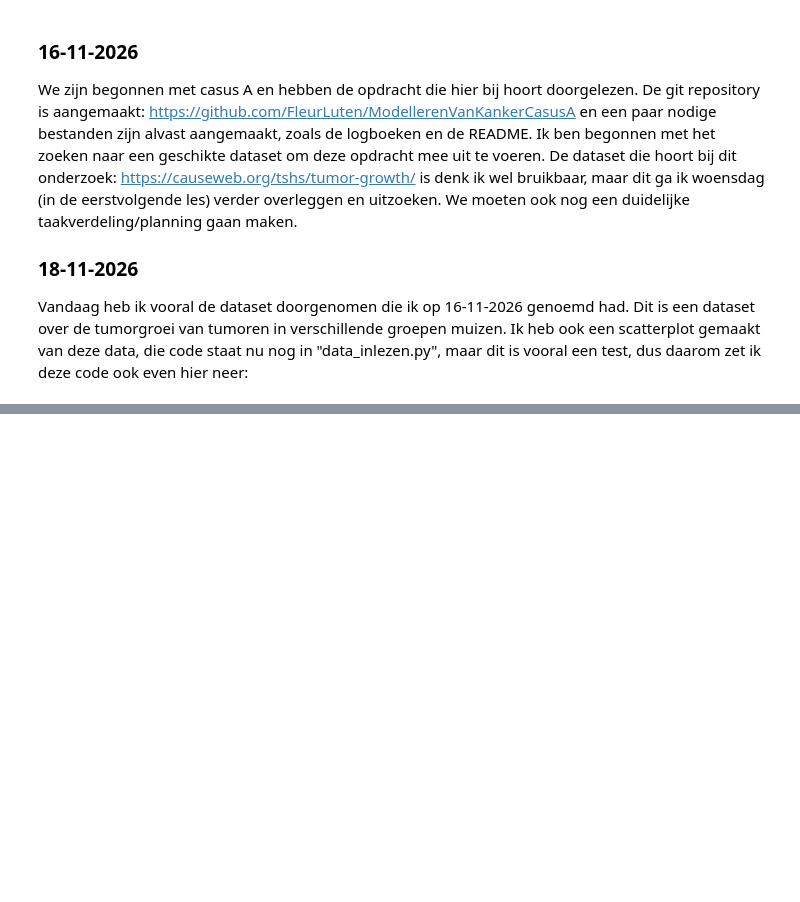
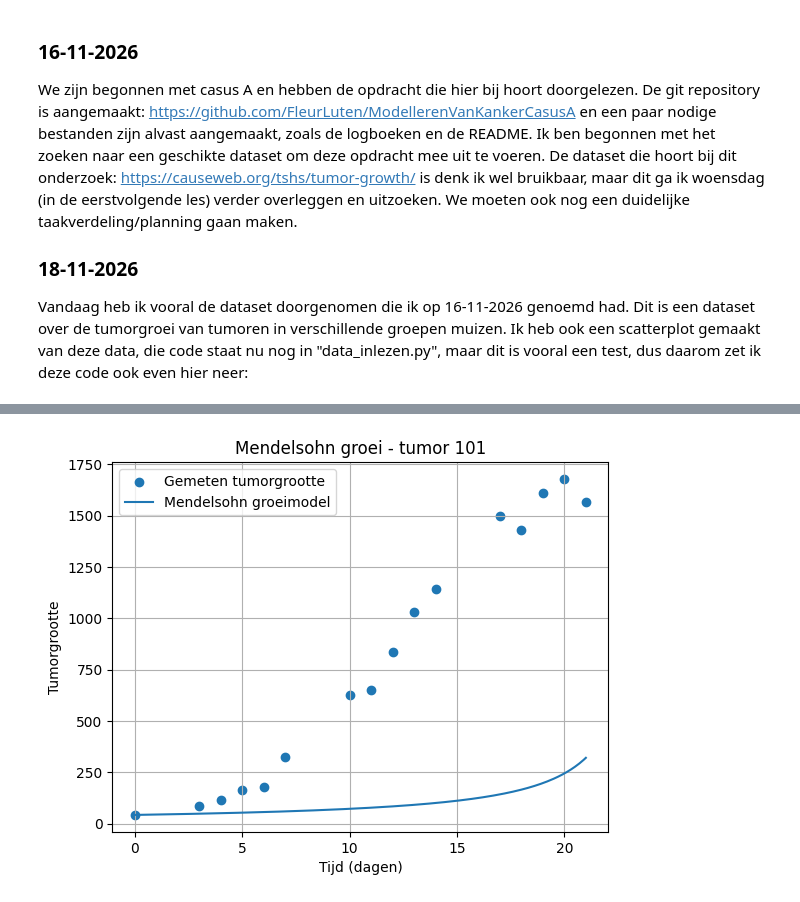
Before and after one commit to FleurLuten/ModellerenVanKankerCasusA, a Jupyter notebook: Logboek/Fleur.ipynb, the cells around one changed output, grey strips where cells are left out. Drawn from its saved outputs; the diff is of its cells as text; code cells hidden in the pictures; blank space fills up the shorter version.

Commit message:
Mendelsohn growth en Euler methode

```diff
--- a/Logboek/Fleur.ipynb
+++ b/Logboek/Fleur.ipynb
@@ -38,0 +67,57 @@ Het tumor_id kan aangepast worden op basis van welke tumorgroei te wil zien. Het
+# %%
+import pandas as pd
+import matplotlib.pyplot as plt
+
+from tumor_models.models import mendelsohn_growth
+from tumor_models.solvers import euler_solver
+
+# Dataset inlezen
+data = pd.read_excel("../Data/tumorgrowth.xlsx", sheet_name="AnalysisData")
+
+# Een individuele tumor selecteren
+tumor_id = 101
+
+tumor = data[data["ID"] == tumor_id]
+tumor = tumor.sort_values(by="Day")
+
+# Beginvolume en meetperiode bepalen
+V0 = float(tumor["Size"].iloc[0])
+t_start = float(tumor["Day"].iloc[0])
+t_end = float(tumor["Day"].iloc[-1])
+
+# Parameters instellen
+c = 0.001
+d = 2
+
+# Euler-methode uitvoeren
+times, volumes = euler_solver(
+    model=mendelsohn_growth,
+    V0=V0,
+    t_start=t_start,
+    t_end=t_end,
+    dt=0.1,
+    parameters=(c, d)
+)
+
+# Gemeten gegevens en voorspelling plotten
+plt.scatter(
+    tumor["Day"],
+    tumor["Size"],
+    label="Gemeten tumorgrootte"
+)
+
+plt.plot(
+    times,
+    volumes,
+    label="Mendelsohn groeimodel"
+)
+
+plt.xlabel("Tijd (dagen)")
+plt.ylabel("Tumorgrootte")
+plt.title(f"Mendelsohn groei - tumor {tumor_id}")
+
+plt.legend()
+plt.grid(True)
+plt.show()
+# %% [output]
+[figure, added]
```
Also changed, not shown: parts of 4 cells of this notebook, 3 other files.
